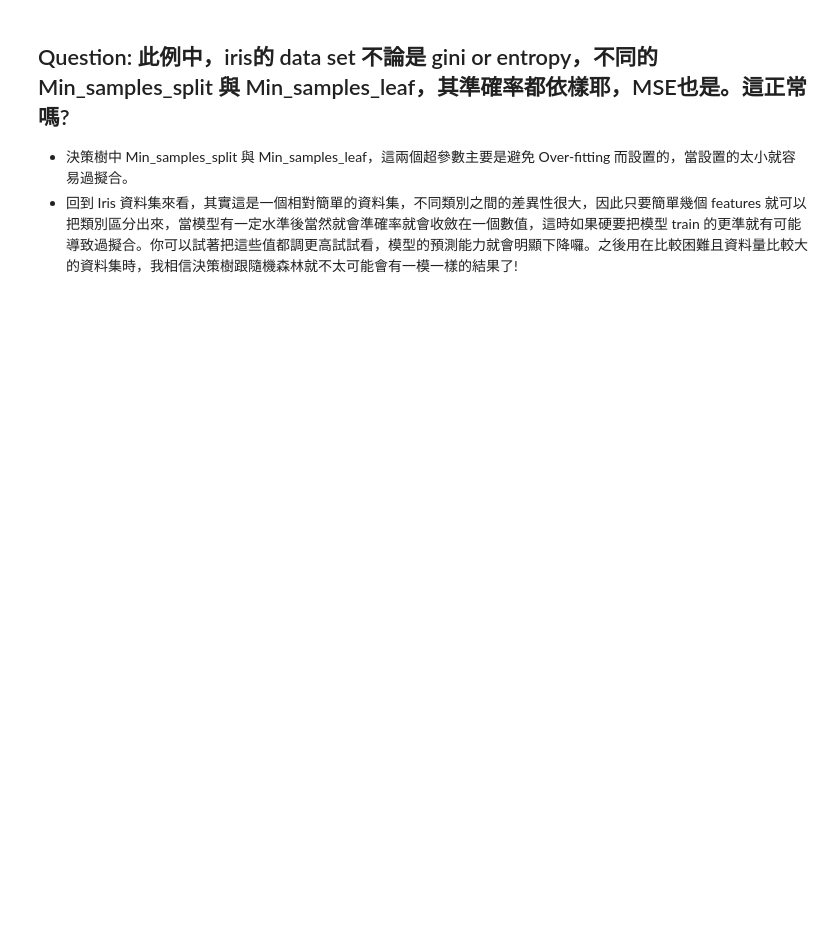
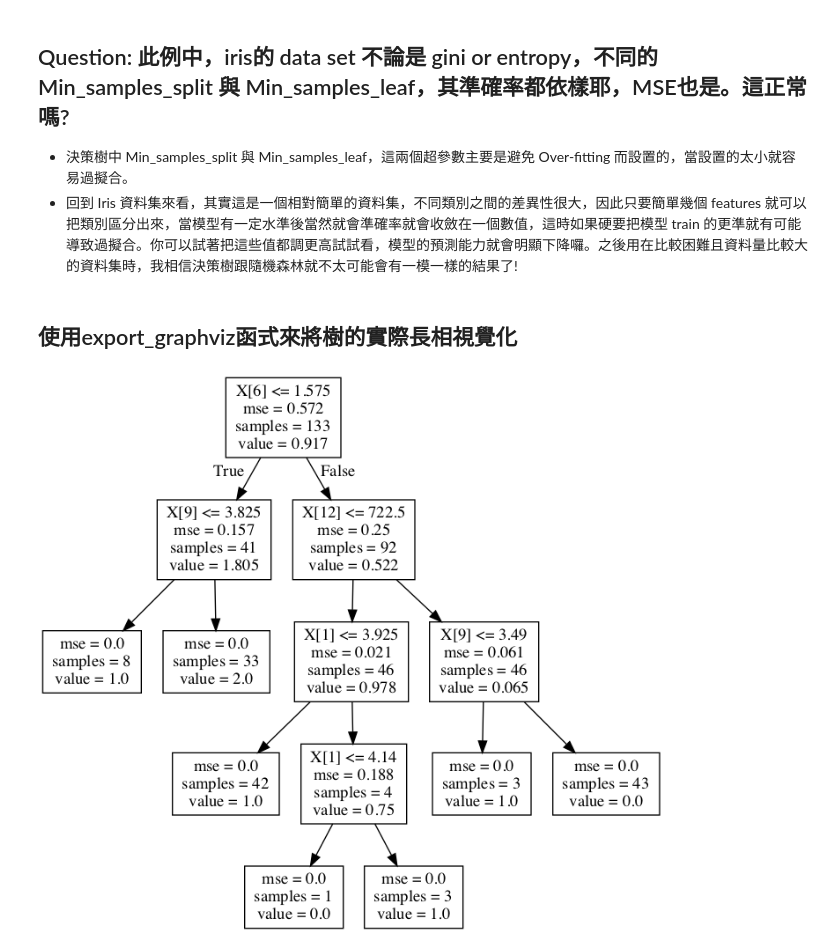
Before and after one commit to NienfengYao/ML100-Days, a Jupyter notebook: homework/Day_042_HW.ipynb, the cells around one changed output. Cells and saved outputs as stored; diff of their text form; code cells hidden in the pictures; blank space fills up the shorter version.

```diff
--- a/homework/Day_042_HW.ipynb
+++ b/homework/Day_042_HW.ipynb
@@ -91,3 +91,18 @@ Feature importance:  [0.         0.         0.         0.         0.03685556 0.
 ## Question: 此例中，iris的 data set 不論是 gini or entropy，不同的 Min_samples_split 與 Min_samples_leaf，其準確率都依樣耶，MSE也是。這正常嗎?
   * 決策樹中 Min_samples_split 與 Min_samples_leaf，這兩個超參數主要是避免 Over-fitting 而設置的，當設置的太小就容易過擬合。
   * 回到 Iris 資料集來看，其實這是一個相對簡單的資料集，不同類別之間的差異性很大，因此只要簡單幾個 features 就可以把類別區分出來，當模型有一定水準後當然就會準確率就會收斂在一個數值，這時如果硬要把模型 train 的更準就有可能導致過擬合。你可以試著把這些值都調更高試試看，模型的預測能力就會明顯下降囉。之後用在比較困難且資料量比較大的資料集時，我相信決策樹跟隨機森林就不太可能會有一模一樣的結果了!
+# %% [markdown]
+## 使用export_graphviz函式來將樹的實際長相視覺化
+# %%
+from sklearn.tree import export_graphviz
+from IPython.display import Image
+import pydotplus
+
+# dot_data = export_graphviz(clf, out_file=None, feature_names=['sepal length (cm)','petal length (cm)'])
+dot_data = export_graphviz(clf, out_file=None)
+
+
+graph = pydotplus.graph_from_dot_data(dot_data)
+Image(graph.create_png())
+# %% [output]
+[figure, added]
```
Also changed, not shown: parts of 2 cells of this notebook.
